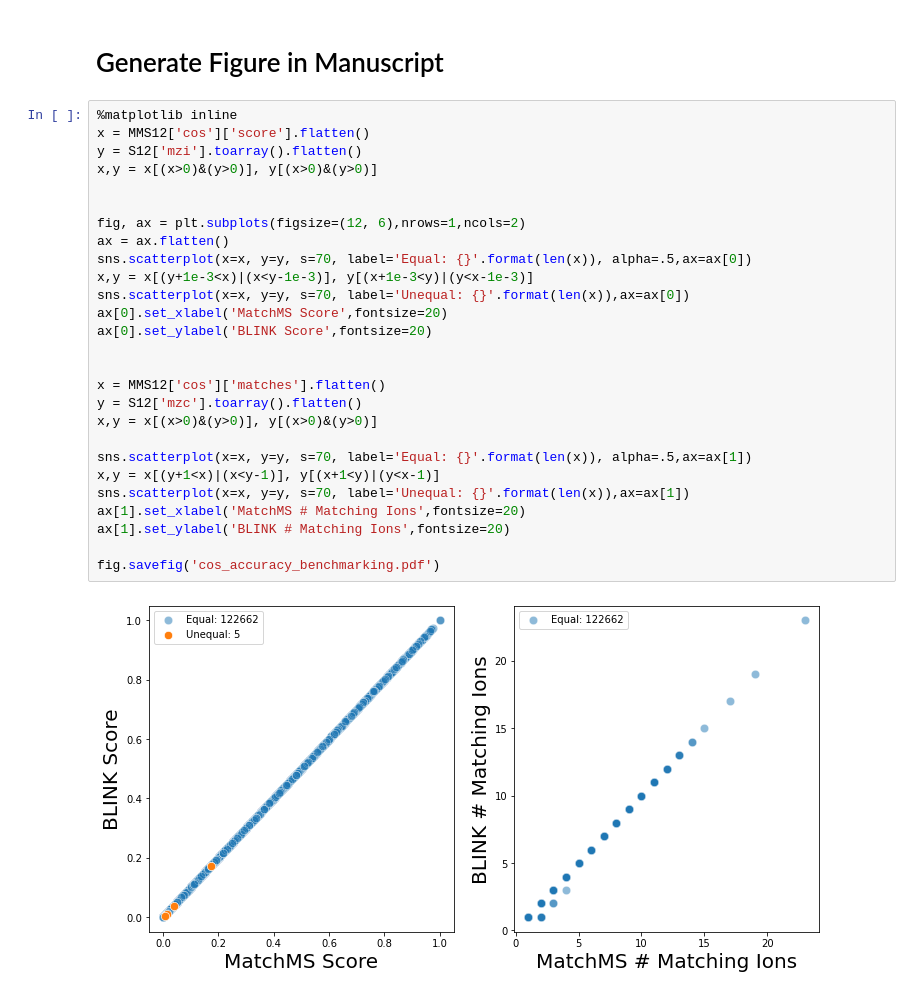
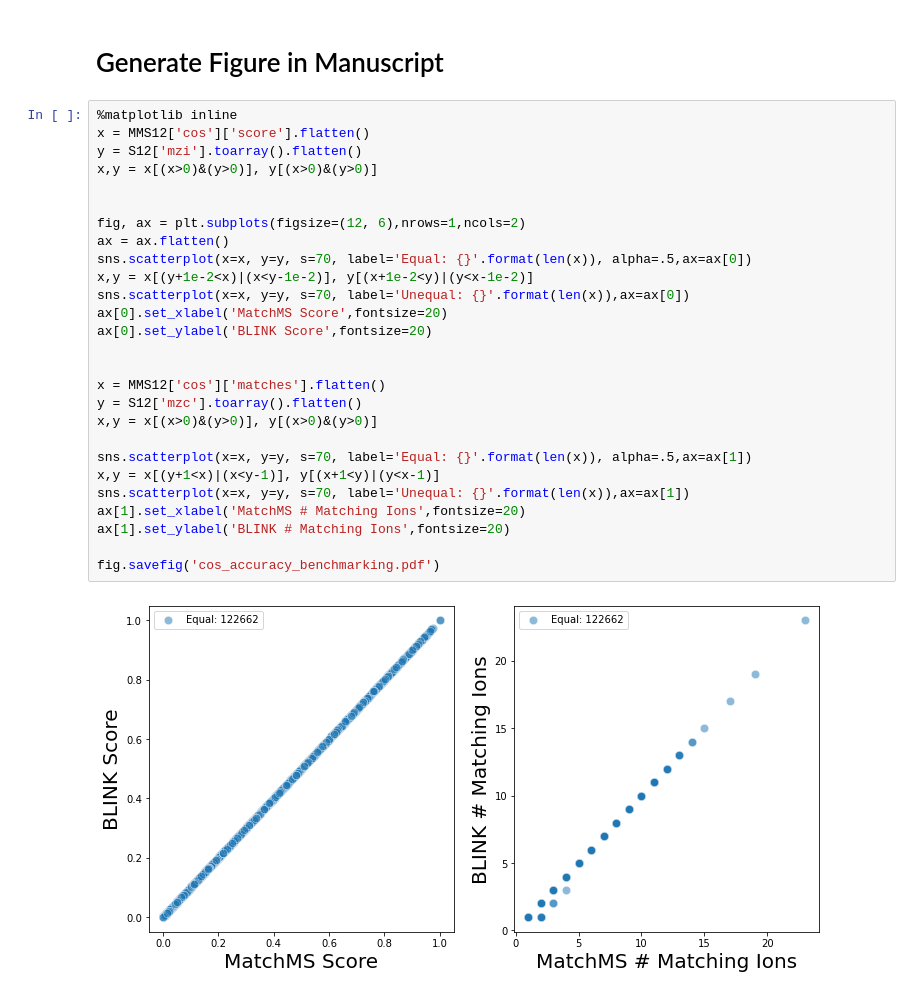
Before and after one commit to biorack/blink, a Jupyter notebook: example/blink-example.ipynb, the cells around one changed output. Drawn from its saved outputs; the diff is of its cells as text.

```diff
--- a/example/blink-example.ipynb
+++ b/example/blink-example.ipynb
@@ -68,29 +68,29 @@ Wall time: 1min 31s
 # %%
 %matplotlib inline
 x = MMS12['cos']['score'].flatten()
 y = S12['mzi'].toarray().flatten()
 x,y = x[(x>0)&(y>0)], y[(x>0)&(y>0)]
 
 
 fig, ax = plt.subplots(figsize=(12, 6),nrows=1,ncols=2)
 ax = ax.flatten()
 sns.scatterplot(x=x, y=y, s=70, label='Equal: {}'.format(len(x)), alpha=.5,ax=ax[0])
-x,y = x[(y+1e-3<x)|(x<y-1e-3)], y[(x+1e-3<y)|(y<x-1e-3)]
+x,y = x[(y+1e-2<x)|(x<y-1e-2)], y[(x+1e-2<y)|(y<x-1e-2)]
 sns.scatterplot(x=x, y=y, s=70, label='Unequal: {}'.format(len(x)),ax=ax[0])
 ax[0].set_xlabel('MatchMS Score',fontsize=20)
 ax[0].set_ylabel('BLINK Score',fontsize=20)
 
 
 x = MMS12['cos']['matches'].flatten()
 y = S12['mzc'].toarray().flatten()
 x,y = x[(x>0)&(y>0)], y[(x>0)&(y>0)]
 
 sns.scatterplot(x=x, y=y, s=70, label='Equal: {}'.format(len(x)), alpha=.5,ax=ax[1])
 x,y = x[(y+1<x)|(x<y-1)], y[(x+1<y)|(y<x-1)]
 sns.scatterplot(x=x, y=y, s=70, label='Unequal: {}'.format(len(x)),ax=ax[1])
 ax[1].set_xlabel('MatchMS # Matching Ions',fontsize=20)
 ax[1].set_ylabel('BLINK # Matching Ions',fontsize=20)
 
 fig.savefig('cos_accuracy_benchmarking.pdf')
 # %% [output]
-[figure, old version]
+[figure, new version]
```
Also changed, not shown: parts of 4 cells of this notebook.
